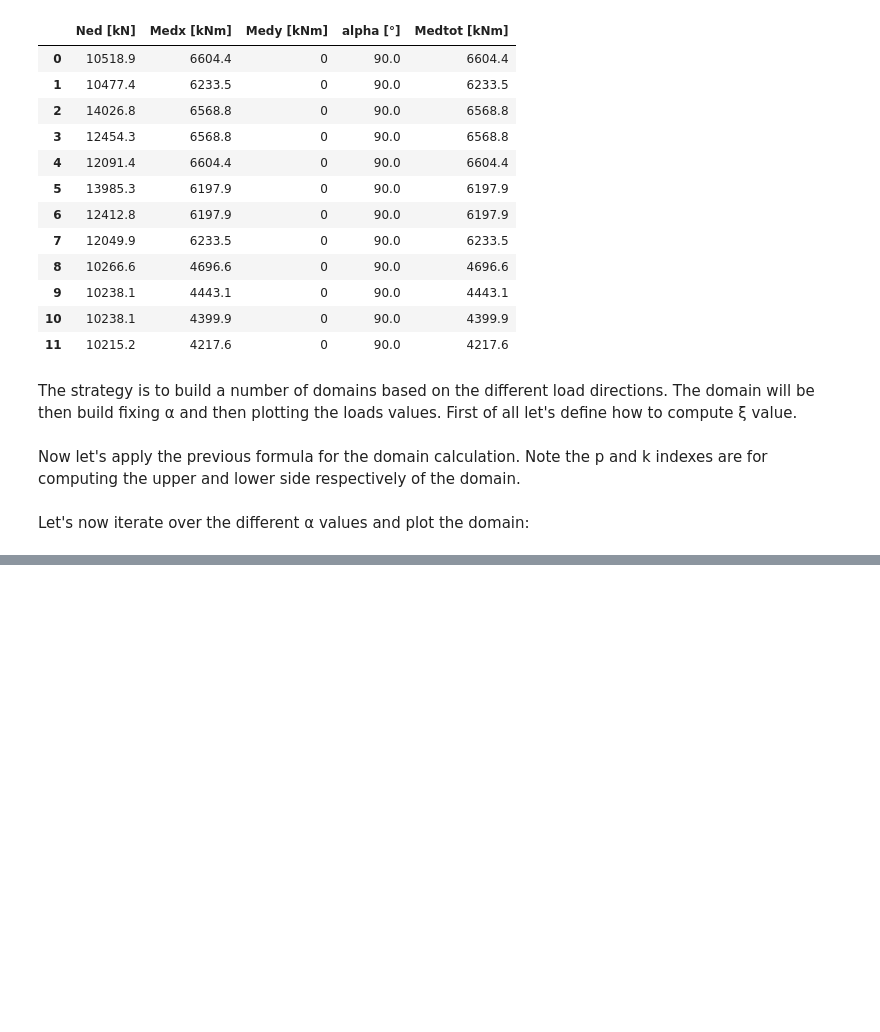
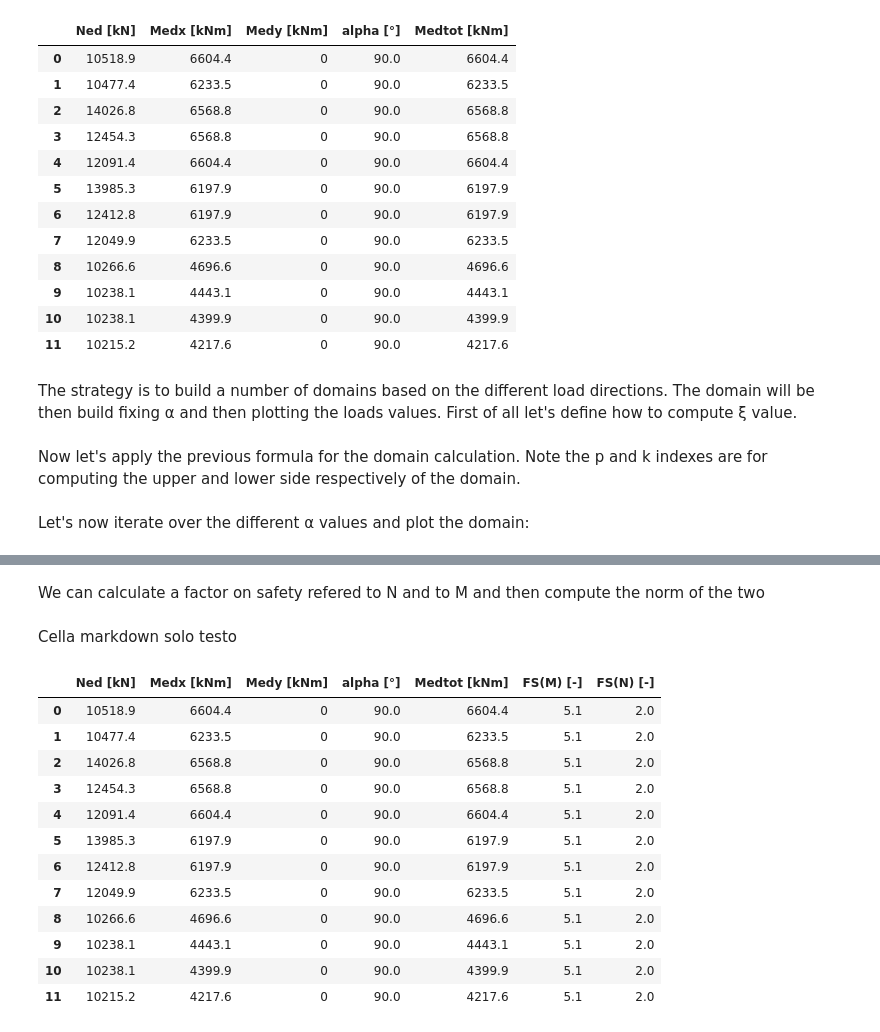
Before and after one commit to MarcoTrezzi/Interaction_Domain_for_Piled_Foundations, a Jupyter notebook: domini_notebook.ipynb, the cells around one changed output, grey strips where cells are left out. Cells and saved outputs as stored; diff of their text form; code cells hidden in the pictures; blank space fills up the shorter version.

```diff
--- a/domini_notebook.ipynb
+++ b/domini_notebook.ipynb
@@ -238,0 +176,4 @@ display(round(df_loads,1))
+# %% [markdown]
+We can calculate a factor on safety refered to N and to M and then compute the norm of the two
+# %% [markdown]
+Cella markdown solo testo
@@ -238,0 +183,59 @@ display(round(df_loads,1))
+# %%
+def calc_FS(M,N,Mu,Nu):
+
+    x0,y0 = Nu[0],Mu[0]
+
+    # FORCE LINE (COSTANT ECCENTRICITY)
+    A = (min(Nu), min(Nu)*M/N)
+    B = (max(Nu), max(Nu)*M/N)
+
+    dist = (max(Nu)-min(Nu))*10
+
+    dist_force = np.sqrt((M)**2+(N)**2)
+
+
+    for i in range(1,len(Mu)):
+
+        # SEGMENT LINE
+        C = (x0, y0)
+        D = (Nu[i], Mu[i])
+
+        line1 = LineString([A, B])
+        line2 = LineString([C, D])
+
+        int_pt = line1.intersection(line2)
+
+        if str(int_pt) != 'LINESTRING EMPTY':
+
+            dist_t = np.sqrt((int_pt.x-N)**2+(int_pt.y-M)**2)
+            if dist_t<dist:
+
+                dist = dist_t
+                x = int_pt.x
+                y = int_pt.y
+
+                dist_tot = np.sqrt((x)**2+(y)**2)
+                FS = dist_force/dist_tot
+
+    return FS,x,y,dist
+
+
+for i in df_loads.index:
+    Mu,Nu = calc_domain(df_loads.loc[i,'alpha [°]'],df_piles)
+    FS,x,y,dist = calc_FS(df_loads.loc[i,'Medtot [kNm]'],df_loads.loc[i,'Ned [kN]'],Mu,Nu)
+
+display(round(df_loads,1))
+# %% [output]
+|  | Ned [kN] | Medx [kNm] | Medy [kNm] | alpha [°] | Medtot [kNm] | FS(M) [-] | FS(N) [-] |
+| 0 | 10518.9 | 6604.4 | 0 | 90.0 | 6604.4 | 5.1 | 2.0 |
+| 1 | 10477.4 | 6233.5 | 0 | 90.0 | 6233.5 | 5.1 | 2.0 |
+| 2 | 14026.8 | 6568.8 | 0 | 90.0 | 6568.8 | 5.1 | 2.0 |
+| 3 | 12454.3 | 6568.8 | 0 | 90.0 | 6568.8 | 5.1 | 2.0 |
+| 4 | 12091.4 | 6604.4 | 0 | 90.0 | 6604.4 | 5.1 | 2.0 |
+| 5 | 13985.3 | 6197.9 | 0 | 90.0 | 6197.9 | 5.1 | 2.0 |
+| 6 | 12412.8 | 6197.9 | 0 | 90.0 | 6197.9 | 5.1 | 2.0 |
+| 7 | 12049.9 | 6233.5 | 0 | 90.0 | 6233.5 | 5.1 | 2.0 |
+| 8 | 10266.6 | 4696.6 | 0 | 90.0 | 4696.6 | 5.1 | 2.0 |
+| 9 | 10238.1 | 4443.1 | 0 | 90.0 | 4443.1 | 5.1 | 2.0 |
+| 10 | 10238.1 | 4399.9 | 0 | 90.0 | 4399.9 | 5.1 | 2.0 |
+| 11 | 10215.2 | 4217.6 | 0 | 90.0 | 4217.6 | 5.1 | 2.0 |
```
Also changed, not shown: parts of 7 cells of this notebook.
